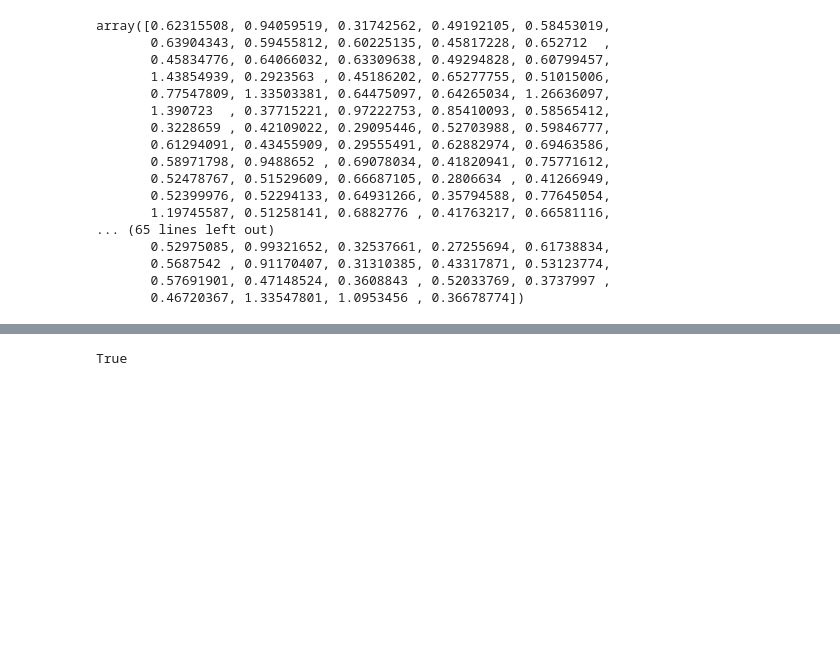
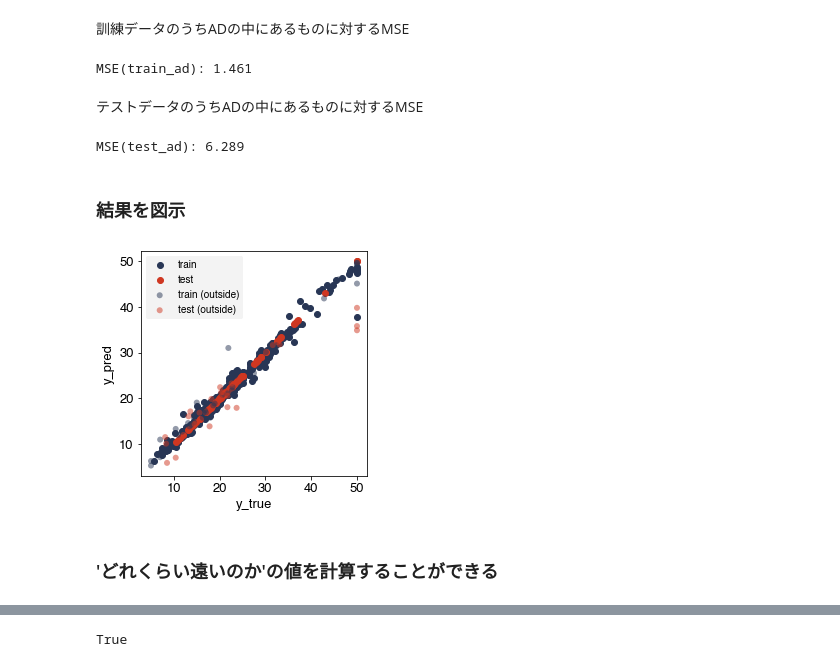
Before and after one commit to yu9824/applicability_domain, a Jupyter notebook: example/example.ipynb, the cells around one changed output, grey strips where cells are left out. Cells and saved outputs as stored; diff of their text form; code cells hidden in the pictures; blank space fills up the shorter version.

```diff
--- a/example/example.ipynb
+++ b/example/example.ipynb
@@ -71,0 +43,5 @@ array([ True,  True,  True, False,  True,  True, False,  True, False,
+# %%
+rf = RandomForestRegressor(random_state = SEED, n_jobs = -1, n_estimators = 100)
+rf.fit(X_train, y_train)
+y_pred_on_train = rf.predict(X_train)
+y_pred_on_test = rf.predict(X_test)
@@ -71,0 +52,8 @@ array([ True,  True,  True, False,  True,  True, False,  True, False,
+# %%
+class score:
+    def __init__(self, y_true, y_pred, name = ''):
+        self.name = name
+        self.y_true = y_true
+        self.y_pred = y_pred
+        self.score = mse(self.y_true, self.y_pred)
+        print('MSE({0}): {1:.3f}'.format(self.name, self.score))
@@ -71,0 +72,37 @@ array([ True,  True,  True, False,  True,  True, False,  True, False,
+# %% [markdown]
+訓練データのうちADの中にあるものに対するMSE
+# %%
+train_ad_score = score(y_train[boolean_train], y_pred_on_train[boolean_train], name = 'train_ad')
+# %% [output]
+MSE(train_ad): 1.461
+# %% [markdown]
+テストデータのうちADの中にあるものに対するMSE
+# %%
+test_ad_score = score(y_test[boolean_test], y_pred_on_test[boolean_test], name = 'test_ad')
+# %% [output]
+MSE(test_ad): 6.289
+# %% [markdown]
+### 結果を図示
+# %%
+rcParams['font.size'] = 13
+rcParams['font.family'] = 'Helvetica'
+
+fig = plt.figure(facecolor = 'white')
+ax = fig.add_subplot(111)
+
+ax.scatter(train_ad_score.y_true, train_ad_score.y_pred, label = 'train', c = '#283655')
+ax.scatter(test_ad_score.y_true, test_ad_score.y_true, label = 'test', c = '#cf3721')
+
+ax.scatter(y_train[~boolean_train], y_pred_on_train[~boolean_train], label = 'train (outside)', c = '#283655', alpha = 0.5, edgecolor = 'None')
+ax.scatter(y_test[~boolean_test], y_pred_on_test[~boolean_test], label = 'test (outside)', c = '#cf3721', alpha = 0.5, edgecolor = 'None')
+
+ax.set_xlabel('y_true')
+ax.set_ylabel('y_pred')
+
+ax.set_aspect('equal')
+
+ax.legend(facecolor = '#f0f0f0', edgecolor = 'None', fontsize = 10)
+
+plt.tight_layout()
+# %% [output]
+[figure, added]
@@ -72,22 +112,4 @@ array([ True,  True,  True, False,  True,  True, False,  True, False,
+# %% [markdown]
+### 'どれくらい遠いのか'の値を計算することができる
 # %%
 rd_train, rd_test = AD.get_ratio_distance(X_train, X_test)
-# %%
-rd_train
-# %% [output]
-array([0.62315508, 0.94059519, 0.31742562, 0.49192105, 0.58453019,
-       0.63904343, 0.59455812, 0.60225135, 0.45817228, 0.652712  ,
-       0.45834776, 0.64066032, 0.63309638, 0.49294828, 0.60799457,
-       1.43854939, 0.2923563 , 0.45186202, 0.65277755, 0.51015006,
-       0.77547809, 1.33503381, 0.64475097, 0.64265034, 1.26636097,
-       1.390723  , 0.37715221, 0.97222753, 0.85410093, 0.58565412,
-       0.3228659 , 0.42109022, 0.29095446, 0.52703988, 0.59846777,
-       0.61294091, 0.43455909, 0.29555491, 0.62882974, 0.69463586,
-       0.58971798, 0.9488652 , 0.69078034, 0.41820941, 0.75771612,
-       0.52478767, 0.51529609, 0.66687105, 0.2806634 , 0.41266949,
-       0.52399976, 0.52294133, 0.64931266, 0.35794588, 0.77645054,
-       1.19745587, 0.51258141, 0.6882776 , 0.41763217, 0.66581116,
-... (65 lines left out)
-       0.52975085, 0.99321652, 0.32537661, 0.27255694, 0.61738834,
-       0.5687542 , 0.91170407, 0.31310385, 0.43317871, 0.53123774,
-       0.57691901, 0.47148524, 0.3608843 , 0.52033769, 0.3737997 ,
-       0.46720367, 1.33547801, 1.0953456 , 0.36678774])
```
Also changed, not shown: parts of 30 cells of this notebook, 1 other file.
